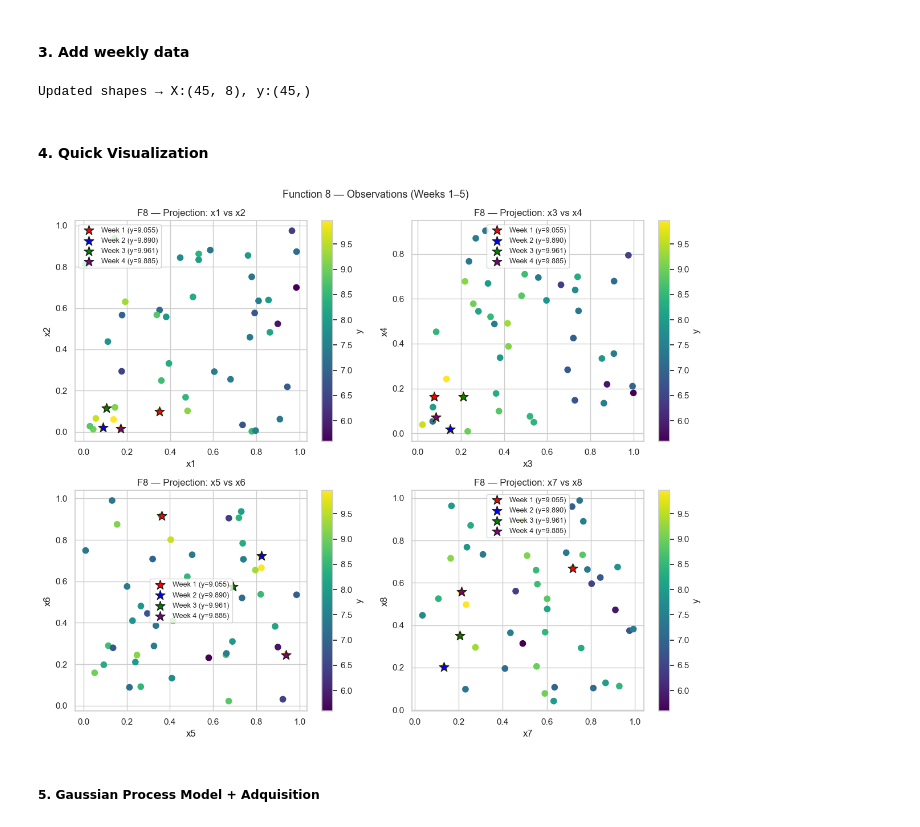
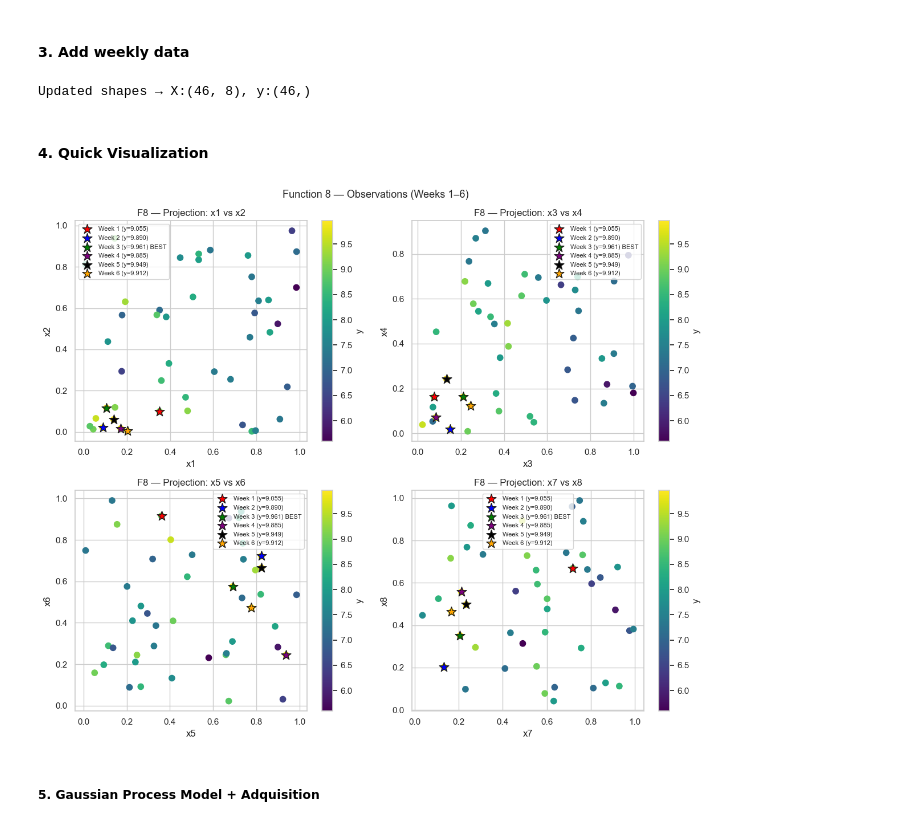
Before and after one commit to ManuelGO/ai-capstone-project, a Jupyter notebook: exploration_notebooks/f08_exploration.ipynb, the cells around one changed output. Cells and saved outputs as stored; diff of their text form; code cells hidden in the pictures.

Commit message:
Week 6 reflections and data
: main

```diff
--- a/exploration_notebooks/f08_exploration.ipynb
+++ b/exploration_notebooks/f08_exploration.ipynb
@@ -37,6 +37,7 @@ week_data = [
     (np.array([0.105756, 0.116724, 0.211116, 0.162702, 0.690885, 0.574863, 0.206488, 0.351411]),  9.9611043398184), # W3
     (np.array([0.171507, 0.017214, 0.084574, 0.070729, 0.938260, 0.245036, 0.212326, 0.556747]),  9.8846114223881), # W4
     (np.array([0.138728, 0.060746, 0.133937, 0.242477, 0.824136, 0.665537, 0.233893, 0.497433]),  9.9493922706161), # W5
+    (np.array([0.203199, 0.004367, 0.244980, 0.122869, 0.777945, 0.472587, 0.167069, 0.463576]),  9.9120689333669), # W6
 ]
 
 X_prev, y_prev = X.copy(), y.copy()
@@ -47,46 +48,47 @@ for x_new, y_new in week_data:
 
 print(f"Updated shapes → X:{X.shape}, y:{y.shape}")
 # %% [output]
-Updated shapes → X:(45, 8), y:(45,)
+Updated shapes → X:(46, 8), y:(46,)
 # %% [markdown]
 #### 4. Quick Visualization
 # %%
-# --- Add Week 4 to the small multiples visualization (F8) ---
+# --- Week 6 added to visualization (F8) ---
 
 # Common color scale across subplots
 vmin, vmax = float(np.min(y)), float(np.max(y))
 
 fig, axes = plt.subplots(2, 2, figsize=(12, 10))
 
 # (x_i, x_j) pairs for 2D projections
 pairs = [("x1","x2", 0,1), ("x3","x4", 2,3), ("x5","x6", 4,5), ("x7","x8", 6,7)]
 
-# Colors and labels for weeks 1–4
-colors = ["red", "blue", "green", "purple"]
+# Colors and labels for weeks 1–6
+colors = ["red", "blue", "green", "purple", "black", "orange"]
 labels = [
     f"Week 1 (y={week_data[0][1]:.3f})",
     f"Week 2 (y={week_data[1][1]:.3f})",
-    f"Week 3 (y={week_data[2][1]:.3f})",
+    f"Week 3 (y={week_data[2][1]:.3f}) BEST",
     f"Week 4 (y={week_data[3][1]:.3f})",
     f"Week 5 (y={week_data[4][1]:.3f})",
+    f"Week 6 (y={week_data[5][1]:.3f})",
 ]
 
 for ax, (lx, ly, i, j) in zip(axes.ravel(), pairs):
     # Background scatter: initial + all weeks, colored by y
     sc = ax.scatter(X[:, i], X[:, j], c=y, cmap="viridis", s=55, vmin=vmin, vmax=vmax)
     # Highlight each week's point with a star
     for (xw, yw), c, lab in zip(week_data, colors, labels):
         ax.scatter(xw[i], xw[j], c=c, s=160, marker="*", edgecolors="k", label=lab)
     ax.set_xlabel(lx); ax.set_ylabel(ly)
     ax.set_title(f"F8 — Projection: {lx} vs {ly}")
-    ax.legend(loc="best", fontsize=9)
+    ax.legend(loc="best", fontsize=8)
     fig.colorbar(sc, ax=ax, label="y")
 
-plt.suptitle("Function 8 — Observations (Weeks 1–5)", fontsize=13)
+plt.suptitle("Function 8 — Observations (Weeks 1–6)", fontsize=13)
 plt.tight_layout()
 plt.show()
 # %% [output]
-[figure, old version]
+[figure, new version]
 # %% [markdown]
 ##### 5. Gaussian Process Model + Adquisition
 # %% [markdown]
```
Also changed, not shown: parts of 6 cells of this notebook, 7 other files.
